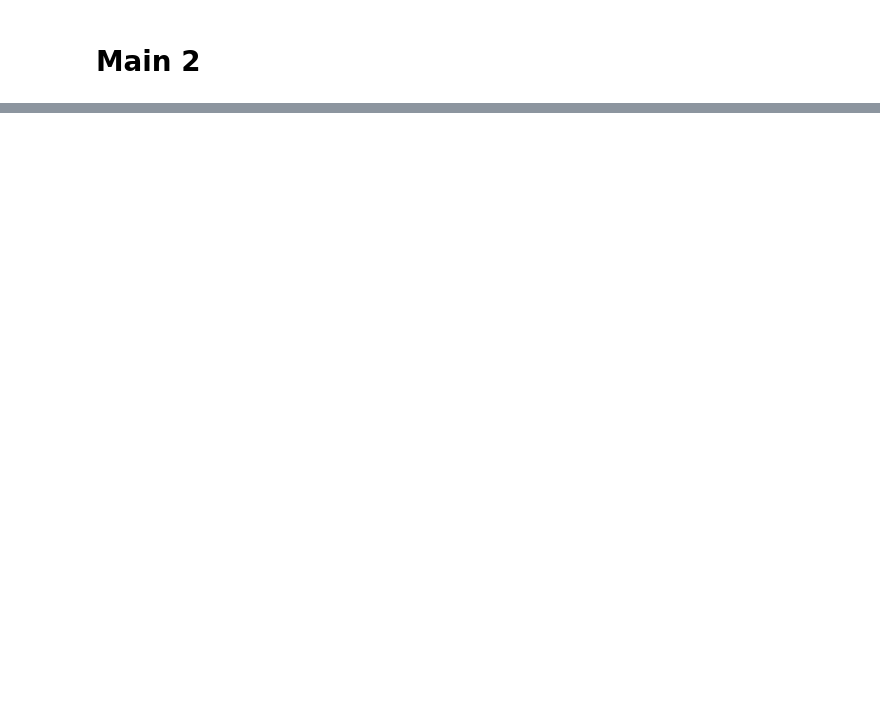
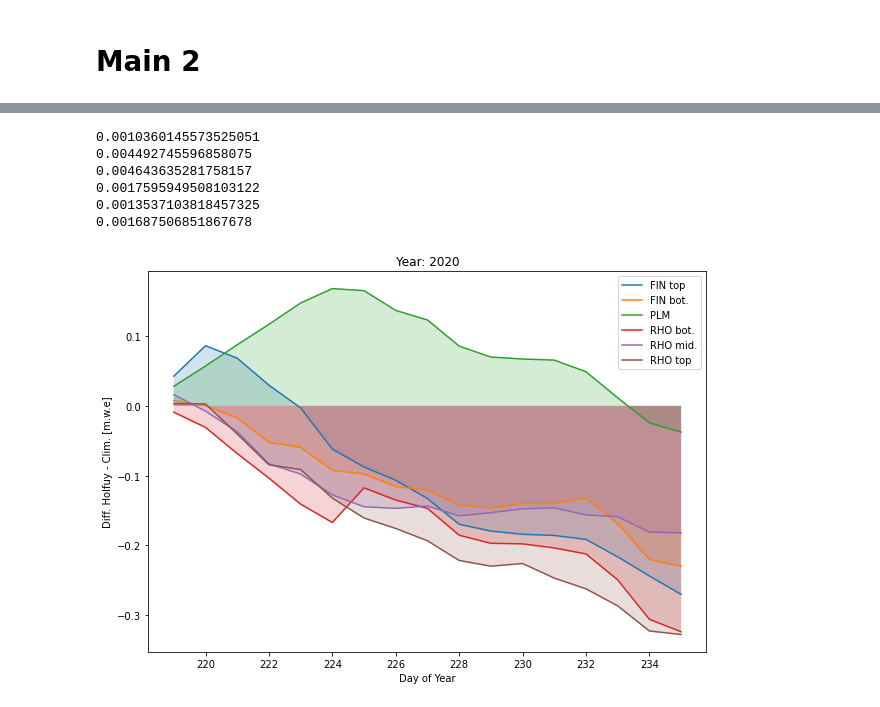
Before and after one commit to acremona/glacier-anomalies-at-point-scale, a Jupyter notebook: glacier_anomalies.ipynb, the cells around one changed output, grey strips where cells are left out. Saved outputs shown, nothing was run; the diff lists cells and outputs as text; code cells hidden in the pictures; blank space fills up the shorter version.

```diff
--- a/glacier_anomalies.ipynb
+++ b/glacier_anomalies.ipynb
@@ -393,0 +552,32 @@ bias_y = get_bias(station, year, visualize=True)
+# %%
+plot_rate = False
+bias_only = True
+years = [2020]
+d0 = 218
+d1 = 235
+
+for year in years:
+    if bias_only:
+        fig1, ax1 = plt.subplots(figsize=(10, 7))
+    for station in stations:
+        bias_station = bias_df[bias_df['station'] == station]['slope_bias'].values[0]
+        print(bias_station)
+        get_bias_clim(station, year, mean_slope_bias=bias_station, d0=d0, d1=d1)
+
+    if bias_only:
+        plt.xlabel('Day of Year')
+        if plot_rate:
+            plt.ylabel('Diff. Holfuy - Clim. [m.w.e/d]')
+        else:
+            plt.ylabel('Diff. Holfuy - Clim. [m.w.e]')
+        plt.title('Year: ' + str(year))
+        plt.legend()
+        plt.show()
+# %% [output]
+0.0010360145573525051
+0.004492745596858075
+0.004643635281758157
+0.0017595949508103122
+0.0013537103818457325
+0.001687506851867678
+[figure, added]
```
Also changed, not shown: parts of 10 cells of this notebook.
